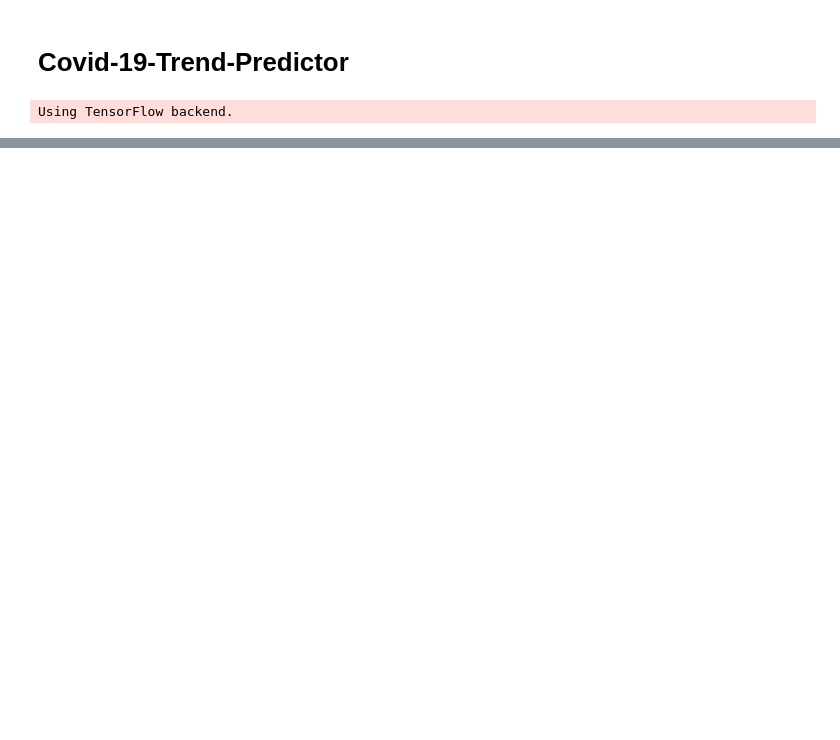
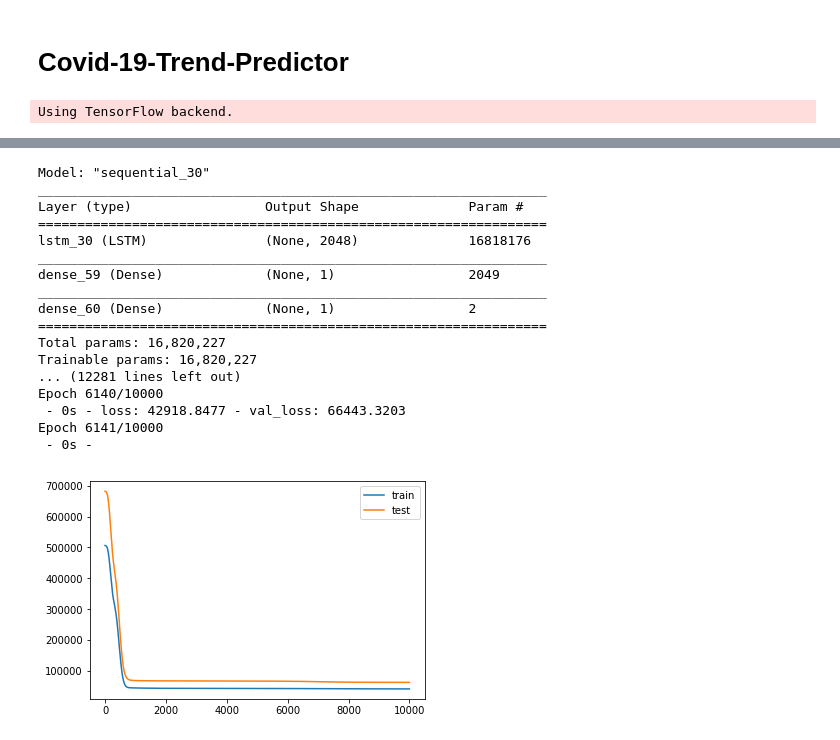
Before and after one commit to abdulsmapara/Covid-19-Trend-Predictor, a Jupyter notebook: src/covid-19-trend-predictor.ipynb, the cells around one changed output, grey strips where cells are left out. Saved outputs shown, nothing was run; the diff lists cells and outputs as text; code cells hidden in the pictures; blank space fills up the shorter version.

```diff
--- a/src/covid-19-trend-predictor.ipynb
+++ b/src/covid-19-trend-predictor.ipynb
@@ -145,0 +230,48 @@ array([[['Australia', 0.0, '2/19/2020', 0.4375, 0.5833333333333334, 0]],
+# %%
+columns_input = ['Population_Density','Min_Temp','Max_Temp','Lockdown','Num_Cases']
+
+for i in range(len(df_final)):
+    df_final[i] = df_final[i][columns_input]
+# %%
+from numpy import concatenate
+values = df_final[0].values
+train = values[20:69,:]
+test = values[23:,:]
+train_x, train_y = train[:, :-1], train[:, -1]
+test_x, test_y = test[:, :-1], test[:, -1]
+train_X = train_x.reshape((train_x.shape[0], 1, train_x.shape[1]))
+test_X = test_x.reshape((test_x.shape[0], 1, test_x.shape[1]))
+model = Sequential()
+model.add(LSTM(2048, input_shape=(train_X.shape[1], train_X.shape[2])))
+model.add(Dense(1))
+model.add(Dense(1))
+model.summary()
+model.compile(loss='mean_squared_error', optimizer='adam')
+
+# fit network
+batch_size=72
+history = model.fit(train_X, train_y, epochs=10000, batch_size=batch_size, validation_data=(test_X, test_y), verbose=2, shuffle=False)
+# plot history
+plt.plot(history.history['loss'], label='train')
+plt.plot(history.history['val_loss'], label='test')
+plt.legend()
+plt.show()
+# %% [output]
+Model: "sequential_30"
+_________________________________________________________________
+Layer (type)                 Output Shape              Param #
+=================================================================
+lstm_30 (LSTM)               (None, 2048)              16818176
+_________________________________________________________________
+dense_59 (Dense)             (None, 1)                 2049
+_________________________________________________________________
+dense_60 (Dense)             (None, 1)                 2
+=================================================================
+Total params: 16,820,227
+Trainable params: 16,820,227
+... (12281 lines left out)
+Epoch 6140/10000
+ - 0s - loss: 42918.8477 - val_loss: 66443.3203
+Epoch 6141/10000
+ - 0s -
+[figure, added]
```
Also changed, not shown: parts of 8 cells of this notebook.
